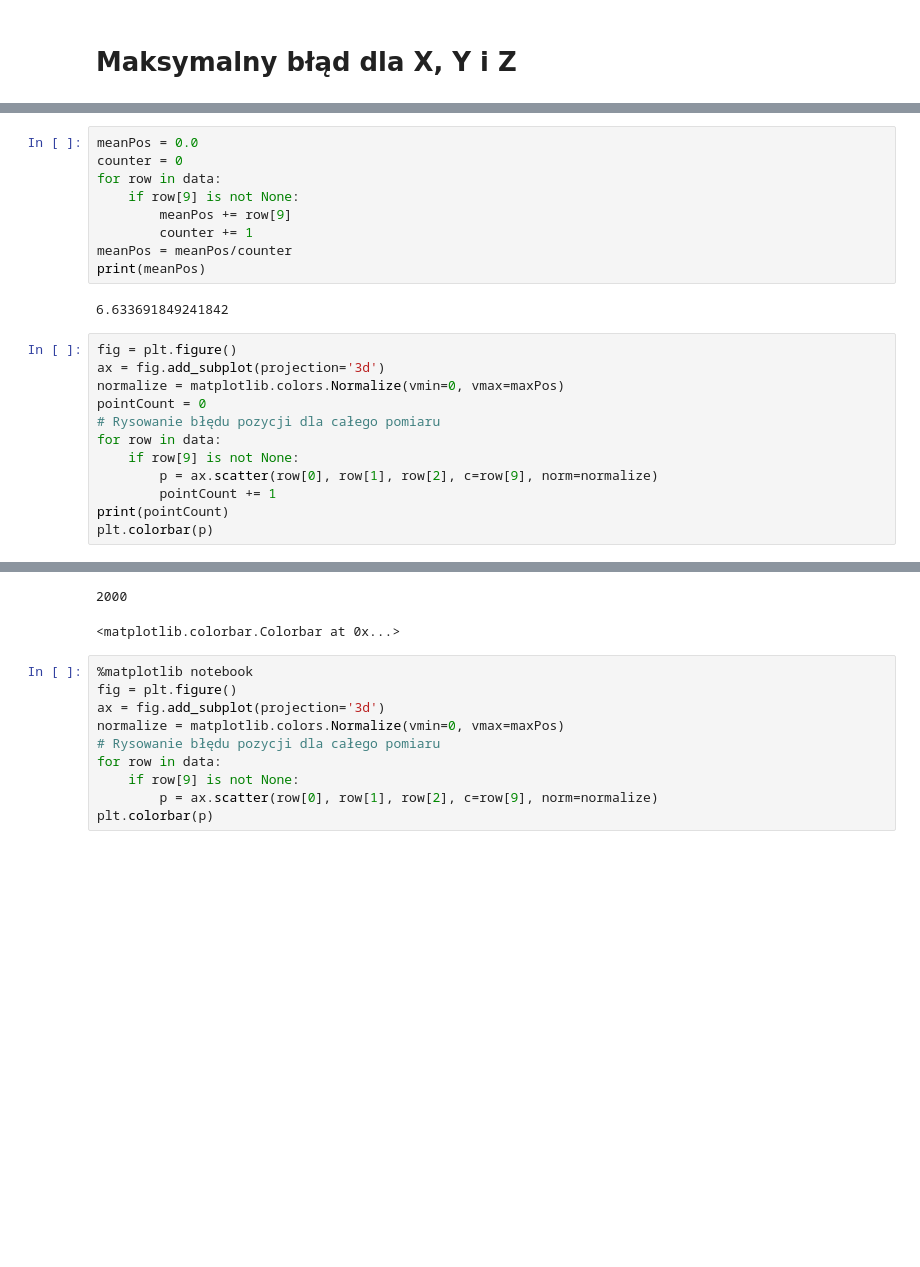
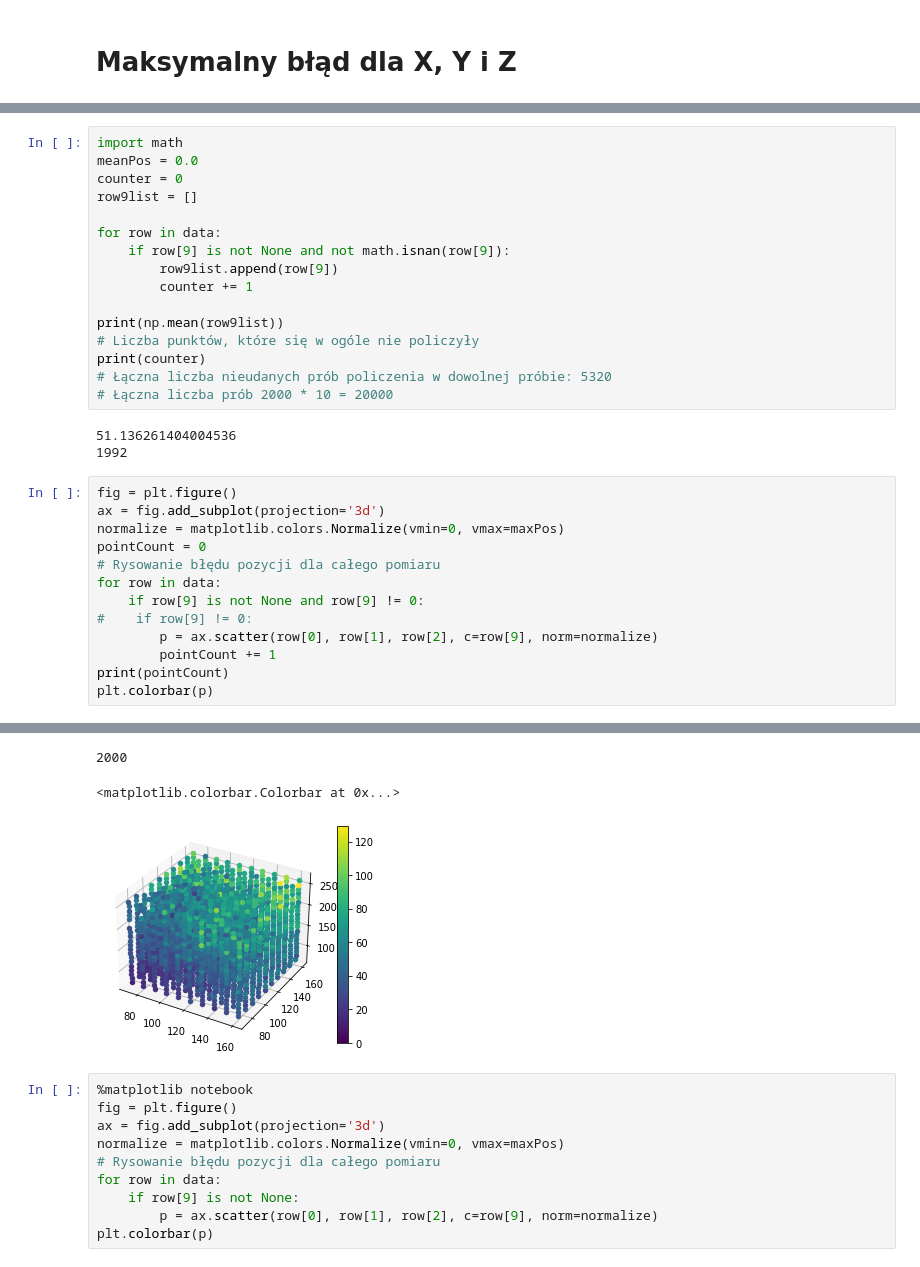
Before and after one commit to KrzysztofSkos/magnetic_field_localization, a Jupyter notebook: Heatmap.ipynb, the cells around one changed output, grey strips where cells are left out. Saved outputs shown, nothing was run; the diff lists cells and outputs as text; blank space fills up the shorter version.

Commit message:
Heatmap update + flux plot

```diff
--- a/Heatmap.ipynb
+++ b/Heatmap.ipynb
@@ -53,14 +55,22 @@ print((maxX, maxY, maxZ, maxPos))
 # %%
+import math
 meanPos = 0.0
 counter = 0
+row9list = []
+
 for row in data:
-    if row[9] is not None:
-        meanPos += row[9]
+    if row[9] is not None and not math.isnan(row[9]):
+        row9list.append(row[9])
         counter += 1
-meanPos = meanPos/counter
-print(meanPos)
+
+print(np.mean(row9list))
+# Liczba punktów, które się w ogóle nie policzyły
+print(counter)
+# Łączna liczba nieudanych prób policzenia w dowolnej próbie: 5320
+# Łączna liczba prób 2000 * 10 = 20000
 # %% [output]
-6.633691849241842
+51.136261404004536
+1992
 # %%
 fig = plt.figure()
 ax = fig.add_subplot(projection='3d')
@@ -68,7 +78,8 @@ normalize = matplotlib.colors.Normalize(vmin=0, vmax=maxPos)
 pointCount = 0
 # Rysowanie błędu pozycji dla całego pomiaru
 for row in data:
-    if row[9] is not None:
+    if row[9] is not None and row[9] != 0:
+#    if row[9] != 0:
         p = ax.scatter(row[0], row[1], row[2], c=row[9], norm=normalize)
         pointCount += 1
 print(pointCount)
@@ -79,5 +88,6 @@ plt.colorbar(p)
 2000
 <matplotlib.colorbar.Colorbar at 0x...>
+[figure, added]
 # %%
 %matplotlib notebook
 fig = plt.figure()
```
Also changed, not shown: parts of 8 cells of this notebook.
